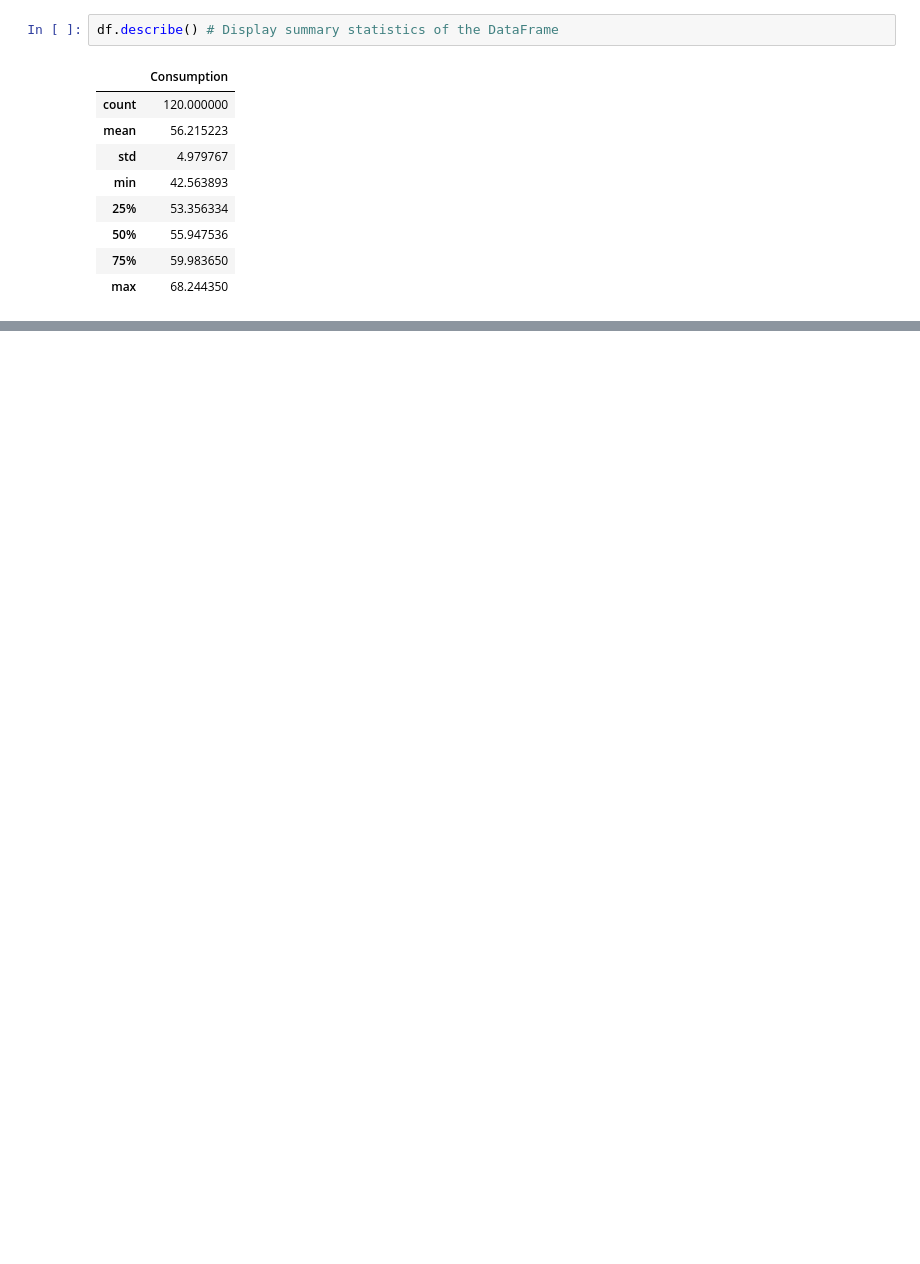
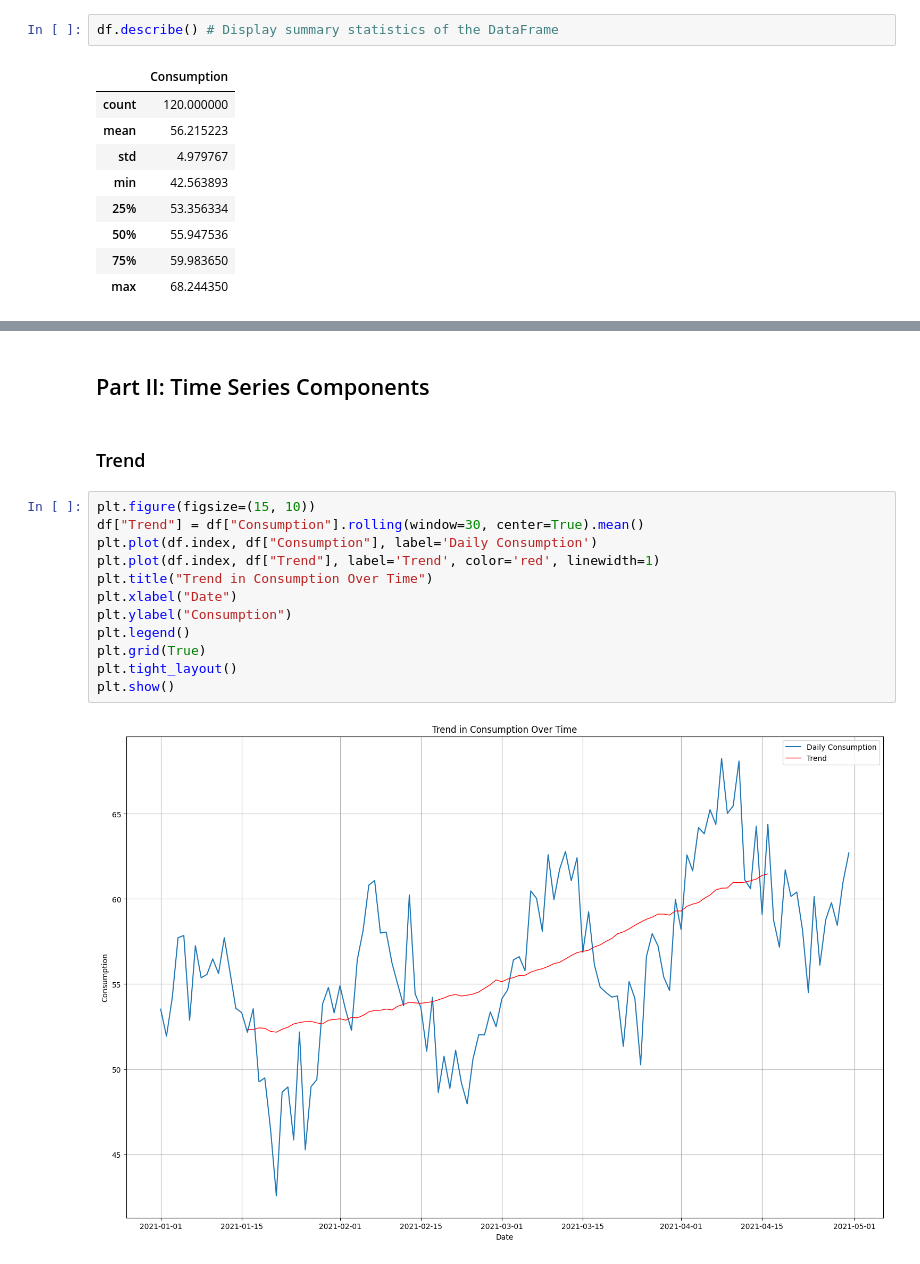
Before and after one commit to jcp-tech/Seneca_Class_Notes, a Jupyter notebook: Semester 1/AIG140 - Advanced Data Visualization/Lab 11/Lab11-Group2.ipynb, the cells around one changed output, grey strips where cells are left out. Saved outputs shown, nothing was run; the diff lists cells and outputs as text; blank space fills up the shorter version.

```diff
--- a/Semester 1/AIG140 - Advanced Data Visualization/Lab 11/Lab11-Group2.ipynb
+++ b/Semester 1/AIG140 - Advanced Data Visualization/Lab 11/Lab11-Group2.ipynb
@@ -81,0 +89,18 @@ plt.show() # Show the plot
+# %% [markdown]
+## Part II: Time Series Components
+# %% [markdown]
+### Trend
+# %%
+plt.figure(figsize=(15, 10))
+df["Trend"] = df["Consumption"].rolling(window=30, center=True).mean()
+plt.plot(df.index, df["Consumption"], label='Daily Consumption')
+plt.plot(df.index, df["Trend"], label='Trend', color='red', linewidth=1)
+plt.title("Trend in Consumption Over Time")
+plt.xlabel("Date")
+plt.ylabel("Consumption")
+plt.legend()
+plt.grid(True)
+plt.tight_layout()
+plt.show()
+# %% [output]
+[figure, added]
```
Also changed, not shown: parts of 23 cells of this notebook.
